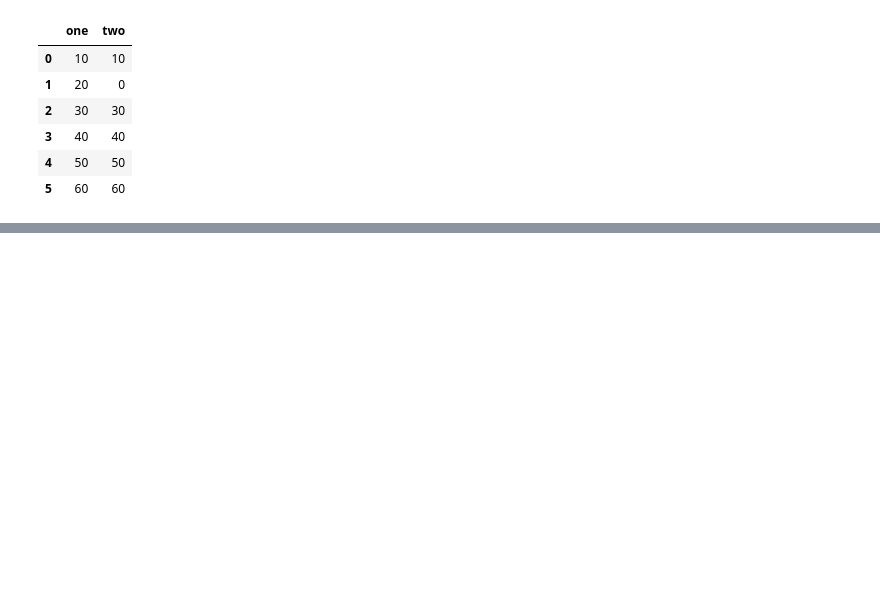
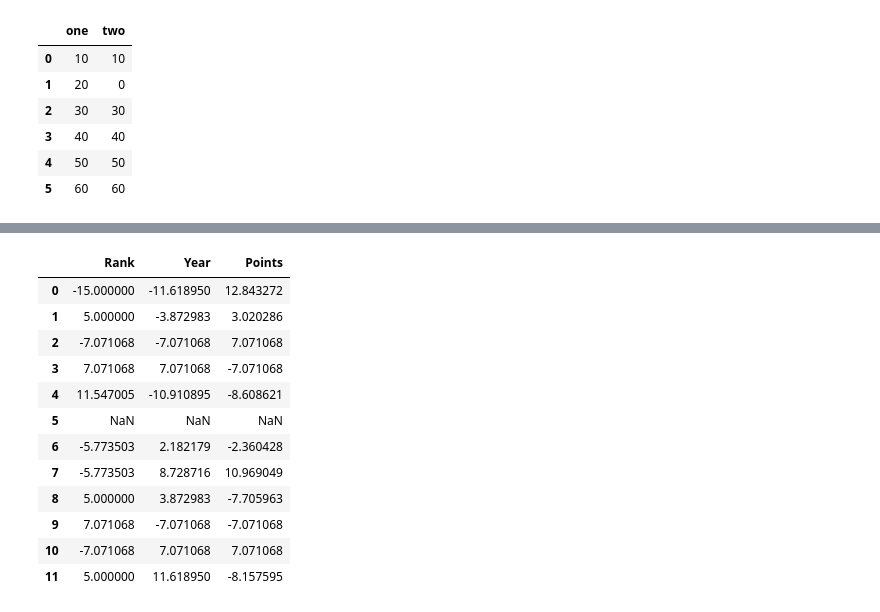
Before and after one commit to karenacorn99/data-science-cheatcheets, a Jupyter notebook: pandas.ipynb, the cells around one changed output, grey strips where cells are left out. Saved outputs shown, nothing was run; the diff lists cells and outputs as text; code cells hidden in the pictures; blank space fills up the shorter version.

```diff
--- a/pandas.ipynb
+++ b/pandas.ipynb
@@ -1551,0 +1646,19 @@ df.replace({1000:10,2000:60})
+# %%
+# transformation
+groups = df.groupby('Team')
+score_func = lambda x : (x - x.mean()) / x.std() * 10
+groups.transform(score_func)
+# %% [output]
+|  | Rank | Year | Points |
+| 0 | -15.000000 | -11.618950 | 12.843272 |
+| 1 | 5.000000 | -3.872983 | 3.020286 |
+| 2 | -7.071068 | -7.071068 | 7.071068 |
+| 3 | 7.071068 | 7.071068 | -7.071068 |
+| 4 | 11.547005 | -10.910895 | -8.608621 |
+| 5 | NaN | NaN | NaN |
+| 6 | -5.773503 | 2.182179 | -2.360428 |
+| 7 | -5.773503 | 8.728716 | 10.969049 |
+| 8 | 5.000000 | 3.872983 | -7.705963 |
+| 9 | 7.071068 | -7.071068 | -7.071068 |
+| 10 | -7.071068 | 7.071068 | 7.071068 |
+| 11 | 5.000000 | 11.618950 | -8.157595 |
```
Also changed, not shown: parts of 10 cells of this notebook.
